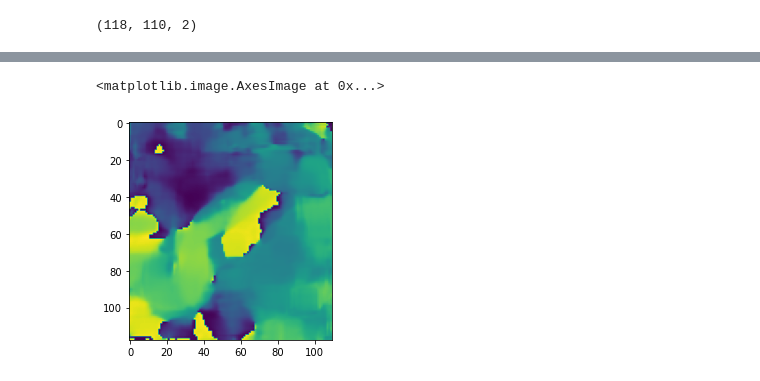
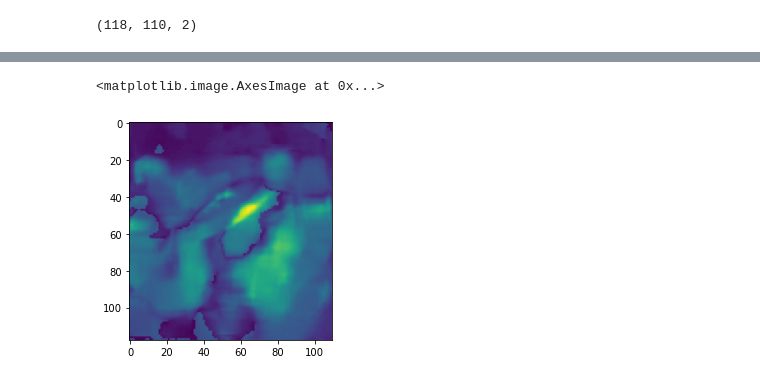
Before and after one commit to Beepul-Bharti/HCM_Project, a Jupyter notebook: DenseOpticalFlow.ipynb, the cells around one changed output, grey strips where cells are left out. Drawn from its saved outputs; the diff is of its cells as text; code cells hidden in the pictures.

Commit message:
Edited the optical flow

```diff
--- a/DenseOpticalFlow.ipynb
+++ b/DenseOpticalFlow.ipynb
@@ -68,4 +60,3 @@ mask.shape
 # %%
 # Compute the magnitude and angle of the 2D vectors
-magnitude, angle = cv2.cartToPolar(flow[..., 0], flow[..., 1])
-angle.shape
+mag, ang = cv2.cartToPolar(flow[:,:, 0], flow[:,:, 1])
@@ -90,5 +63,18 @@ plt.imshow(magnitude)
+# %%
+hsv = np.zeros((I1c.shape[0], I1c.shape[1], 3), dtype=np.uint8)
+hsv[:, :, 0] = 255
+hsv[:, :, 1] = 255
+
+hsv[..., 0] = ang*180/np.pi/2
+hsv[..., 2] = cv2.normalize(mag, None, 0, 255, cv2.NORM_MINMAX)
+
+processed_image = cv2.cvtColor(hsv, cv2.COLOR_BGR2GRAY)
+
+#cv2.imshow("colored flow", processed_image)
+#cv2.waitKey(0)
+#cv2.destroyAllWindows()
 # %%
-plt.imshow(angle)
+plt.imshow(processed_image)
 # %% [output]
 <matplotlib.image.AxesImage at 0x...>
-[figure, old version]
+[figure, new version]
```
Also changed, not shown: parts of 10 cells of this notebook.
